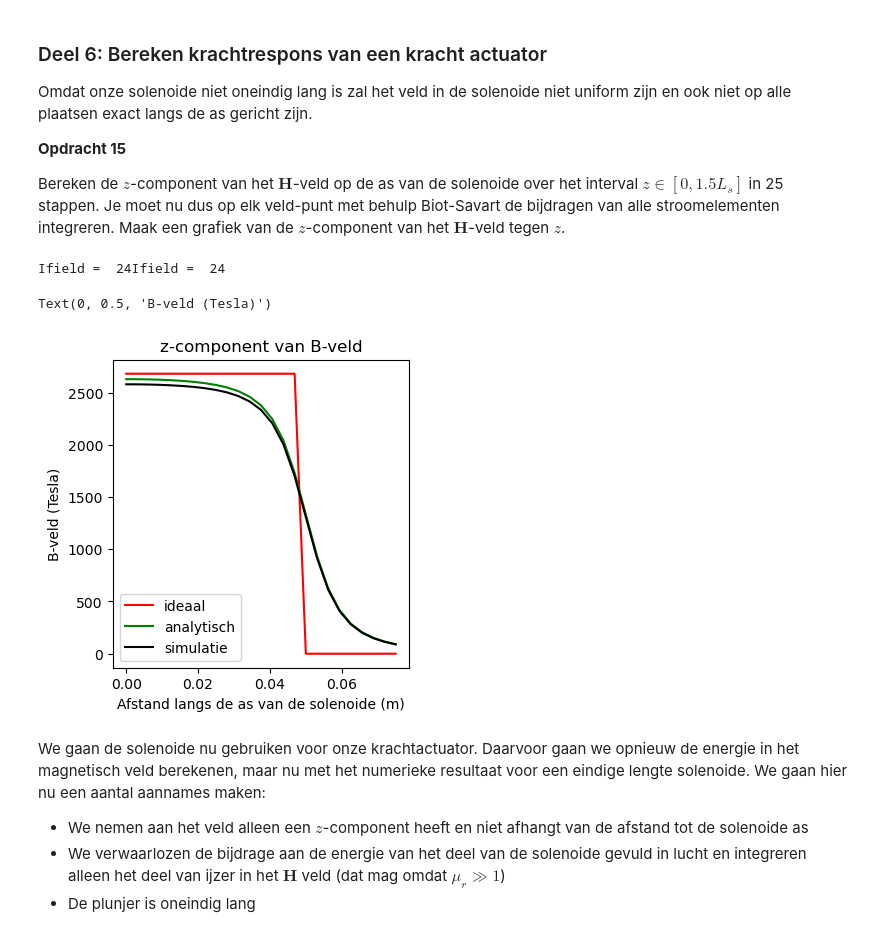
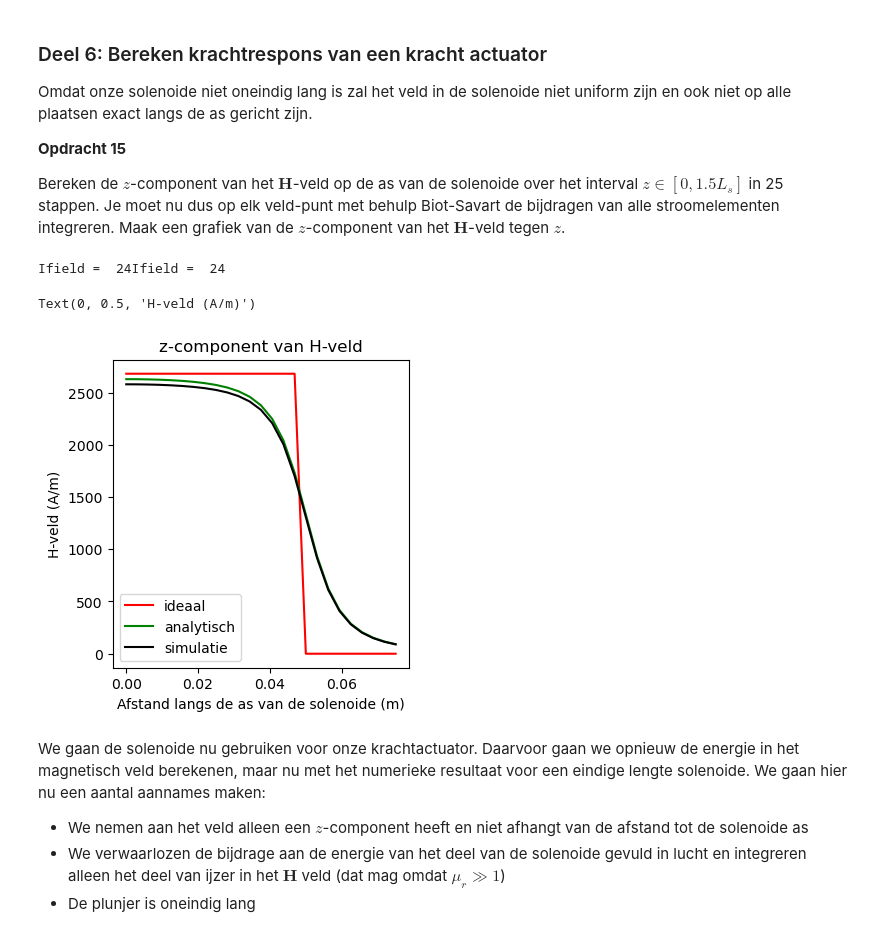
Before and after one commit to ElisabethMijnders/opdrachten-DEF-D-EM, a Jupyter notebook: DigitaleOntwerpopdrachten/2KrachtactuatorOpdracht/2KrachtactuatorOpdracht/KrachtactuatorOpdracht.ipynb, the cells around one changed output. Cells and saved outputs as stored; diff of their text form; code cells hidden in the pictures.

```diff
--- a/DigitaleOntwerpopdrachten/2KrachtactuatorOpdracht/2KrachtactuatorOpdracht/KrachtactuatorOpdracht.ipynb
+++ b/DigitaleOntwerpopdrachten/2KrachtactuatorOpdracht/2KrachtactuatorOpdracht/KrachtactuatorOpdracht.ipynb
@@ -557,36 +542,36 @@ Bereken de $z$-component van het $\mathbf{H}$-veld op de as van de solenoide ove
 # %%
 n_ax=25
 z_ax=np.linspace(0, 1.5*L_sol/2, n_ax)
 H_ax=np.zeros((n_ax,1))
 
 for i_field in range(n_ax):
     print(f"\rIfield =  {i_field}", end="") # Print welk element van het veld nu berekend wordt.
     r_field=np.array([0,0,z_ax[i_field]])
     Hsimulated=np.array([0,0,0], dtype='float64')
     Hsimulated += np.sum(field_current_element2d(r_field, r_source_1, dl_1,I_deur))
     print(f"Ifield =  {i_field}", end="")
 
     # selecting the z-component
     H_ax[i_field,0]=Hsimulated[2]
 
 H_veld_ideaal=H_analytisch_1*np.ones(n_ax)*(1.0*(z_ax < L_sol/2))
 
 # dit is nog een aardige analytische uitdrukking die je kan uitrekenen voor de z-component op de as van een solenoide met eindige lengte
 H_veld_analytisch=(aantal_omwentelingen*I_deur/L_sol/2)*((L_sol/2-z_ax)/np.sqrt((z_ax- L_sol/2)**2 + r_sol**2)+(L_sol/2+z_ax)/np.sqrt((z_ax+ L_sol/2)**2 + r_sol**2))
 
 plt.figure(figsize=[13,4])
 plt.subplot(131)
-plt.title('z-component van B-veld')
+plt.title('z-component van H-veld')
 plt.plot(z_ax, H_veld_ideaal, '-r', label='ideaal')
 plt.plot(z_ax, H_veld_analytisch, '-g', label='analytisch')
 plt.plot(z_ax, H_ax, '-k', label='simulatie')
 plt.legend()
 plt.xlabel('Afstand langs de as van de solenoide (m)')
-plt.ylabel('B-veld (Tesla)')
+plt.ylabel('H-veld (A/m)')
 # %% [output]
 Ifield =  24Ifield =  24
-Text(0, 0.5, 'B-veld (Tesla)')
+Text(0, 0.5, 'H-veld (A/m)')
-[figure, old version]
+[figure, new version]
 # %% [markdown]
 We gaan de solenoide nu gebruiken voor onze krachtactuator. Daarvoor gaan we opnieuw de energie in het magnetisch veld berekenen, maar nu met het numerieke resultaat voor een eindige lengte solenoide. We gaan hier nu een aantal aannames maken:
 * We nemen aan het veld alleen een $z$-component heeft en niet afhangt van de afstand tot de solenoide as
```
Also changed, not shown: parts of 10 cells of this notebook.
